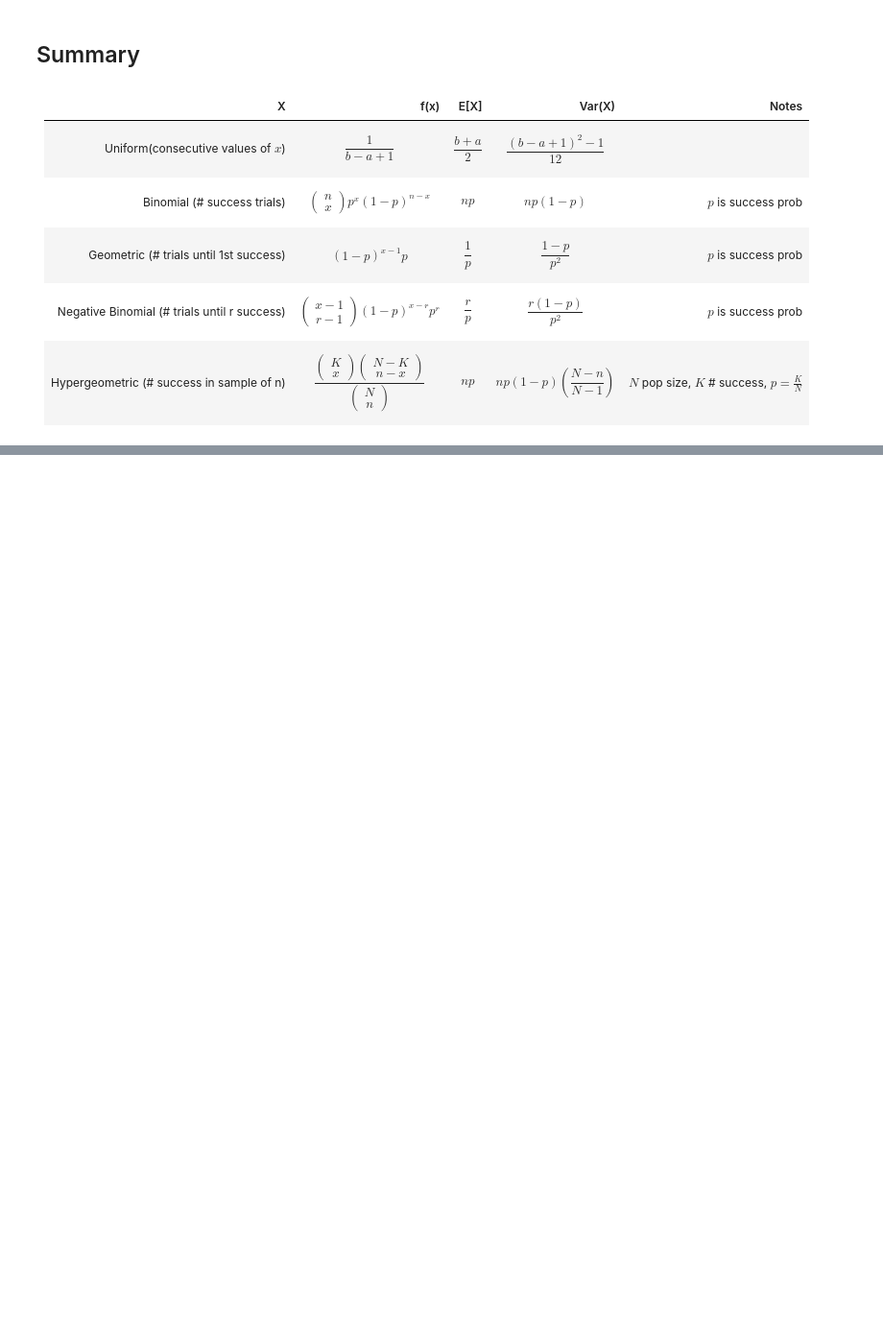
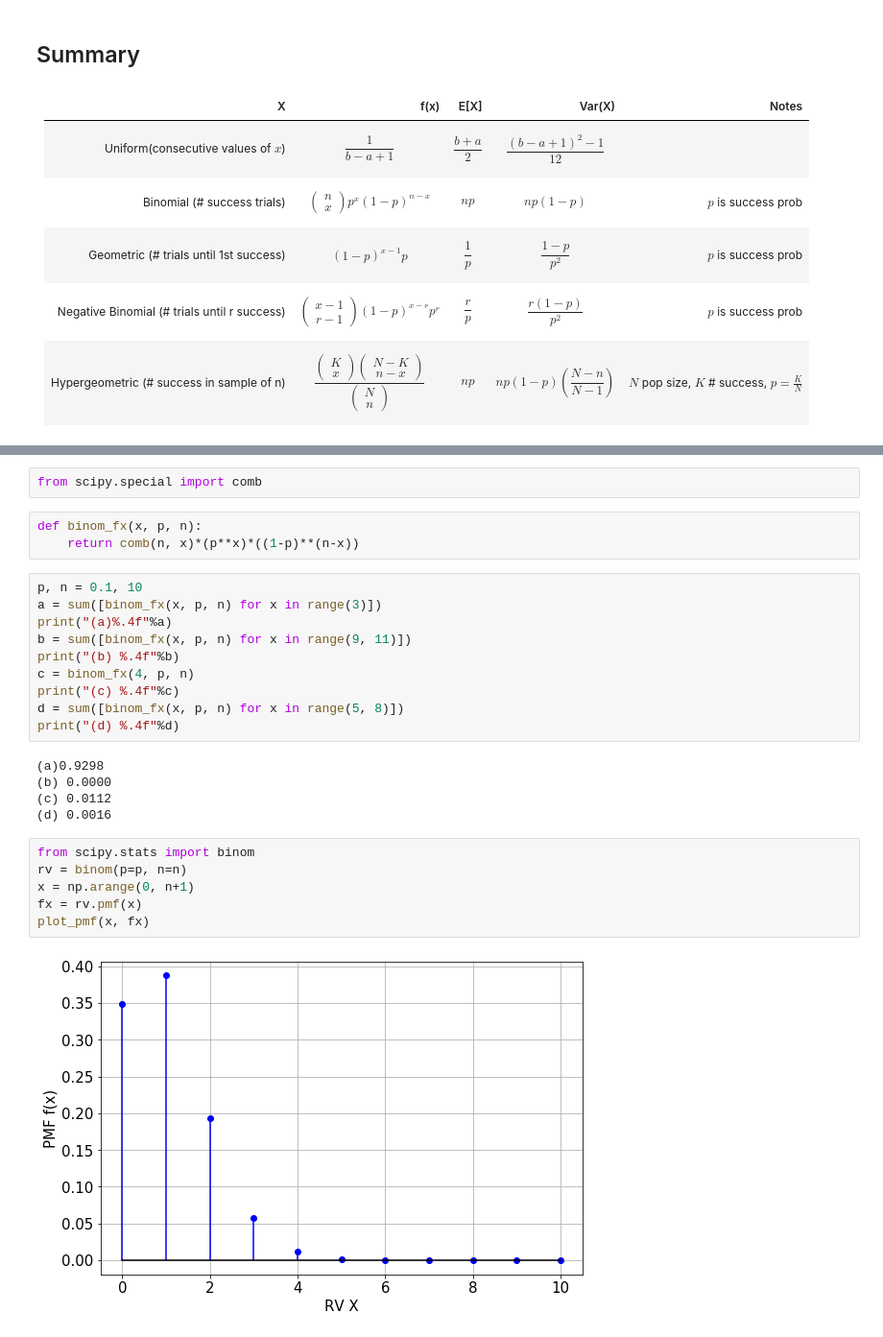
Before and after one commit to sbme-tutorials/Biostatistics-Tutorials, a Jupyter notebook: Section_06.ipynb, the cells around one changed output, grey strips where cells are left out. Shown: that part at 96% size. Drawn from its saved outputs; the diff is of its cells as text; blank space fills up the shorter version.

```diff
--- a/Section_06.ipynb
+++ b/Section_06.ipynb
@@ -217,0 +299,28 @@ E[X] =  2.0
+# %%
+from scipy.special import comb
+# %%
+def binom_fx(x, p, n):
+    return comb(n, x)*(p**x)*((1-p)**(n-x))
+# %%
+p, n = 0.1, 10
+a = sum([binom_fx(x, p, n) for x in range(3)])
+print("(a)%.4f"%a)
+b = sum([binom_fx(x, p, n) for x in range(9, 11)])
+print("(b) %.4f"%b)
+c = binom_fx(4, p, n)
+print("(c) %.4f"%c)
+d = sum([binom_fx(x, p, n) for x in range(5, 8)])
+print("(d) %.4f"%d)
+# %% [output]
+(a)0.9298
+(b) 0.0000
+(c) 0.0112
+(d) 0.0016
+# %%
+from scipy.stats import binom
+rv = binom(p=p, n=n)
+x = np.arange(0, n+1)
+fx = rv.pmf(x)
+plot_pmf(x, fx)
+# %% [output]
+[figure, added]
```
Also changed, not shown: parts of 62 cells of this notebook, 1 other file.
